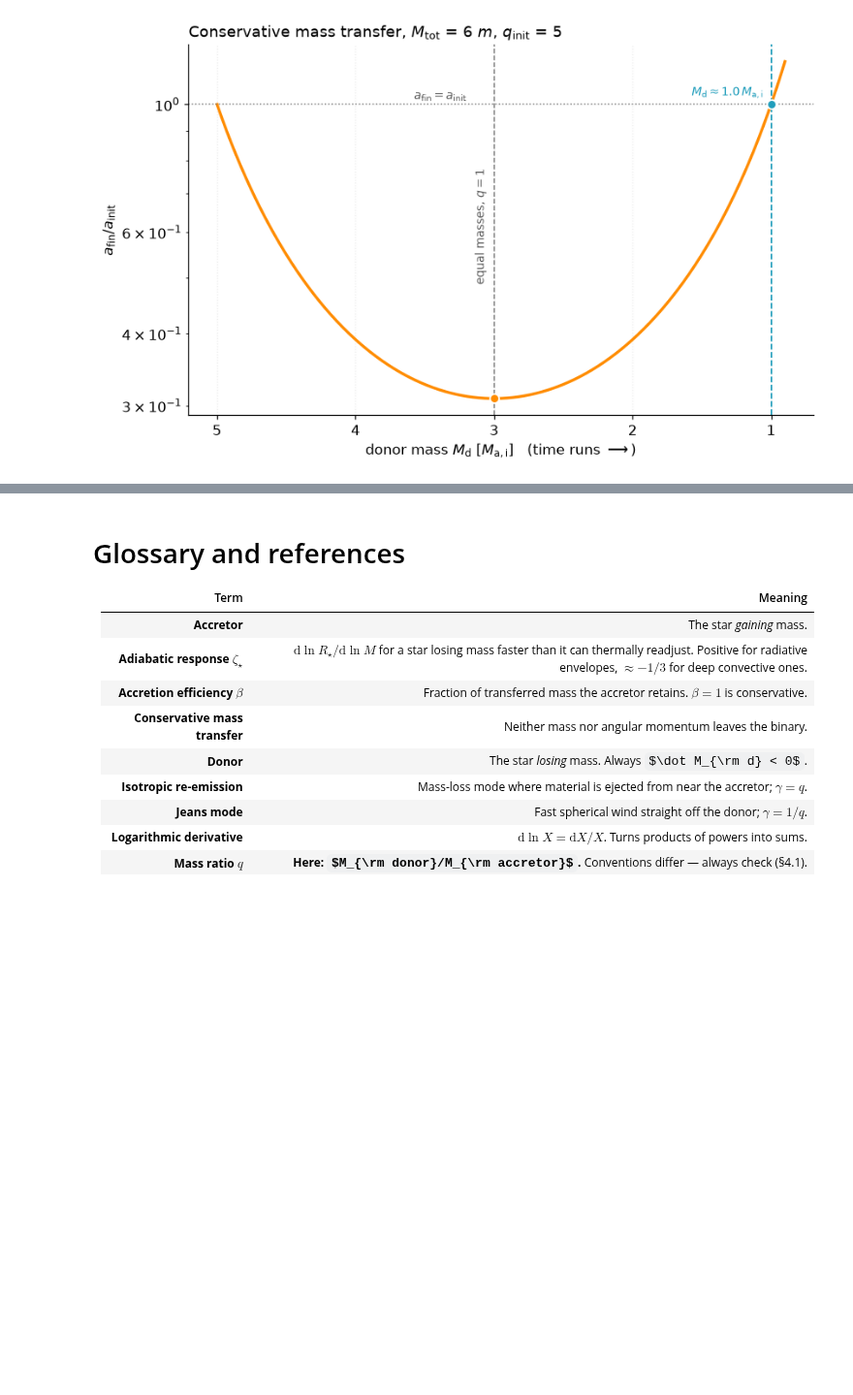
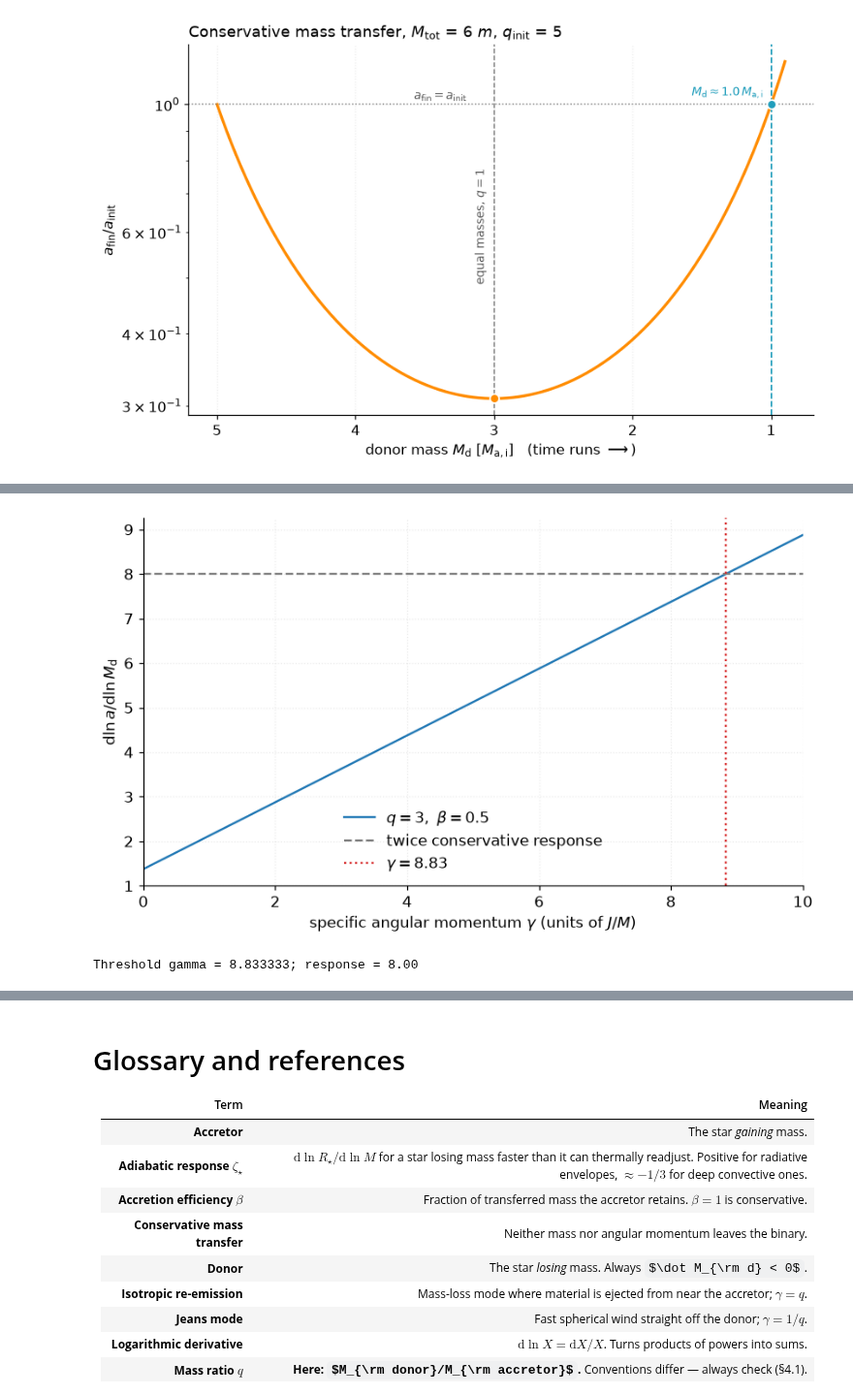
Before and after one commit to maryamahsan-codes/GROWL_GW-Palaeontology, a Jupyter notebook: onboarding_growl/extra_mass_transfer_and_orbital_separation_maryam.ipynb, the cells around one changed output, grey strips where cells are left out. Shown at 97% size. Drawn from its saved outputs; the diff is of its cells as text; code cells hidden in the pictures; some formulas as TeX source; blank space fills up the shorter version.

```diff
--- a/onboarding_growl/extra_mass_transfer_and_orbital_separation_maryam.ipynb
+++ b/onboarding_growl/extra_mass_transfer_and_orbital_separation_maryam.ipynb
@@ -1138 +1246,19 @@ plt.show()
+# %%
+gamma_grid = np.linspace(0, 10, 301)
+response = dlna_dlnMd_general(3.0, beta=0.5, gamma=gamma_grid)
+target = 2*dlna_dlnMd(3.0)
+gamma_target = (target-11/8)/(3/4)
+fig, ax = plt.subplots(figsize=(7.5, 4.5))
+ax.plot(gamma_grid, response, label=r"$q=3,\ \beta=0.5$")
+ax.axhline(target, color="gray", ls="--", label="twice conservative response")
+ax.axvline(gamma_target, color="tab:red", ls=":", label=fr"$\gamma={gamma_target:.2f}$")
+ax.set(xlabel=r"specific angular momentum $\gamma$ (units of $J/M$)",
+       ylabel=r"$\mathrm{d}\ln a/\mathrm{d}\ln M_{\rm d}$", xlim=(0, 10))
+ax.legend()
+plt.tight_layout()
+plt.show()
+print(f"Threshold gamma = {gamma_target:.6f}; response = {dlna_dlnMd_general(3, beta=.5, gamma=gamma_target):.2f}")
+# %% [output]
+[figure, added]
+Threshold gamma = 8.833333; response = 8.00
 # %% [markdown]
```
Also changed, not shown: parts of 8 cells of this notebook.
